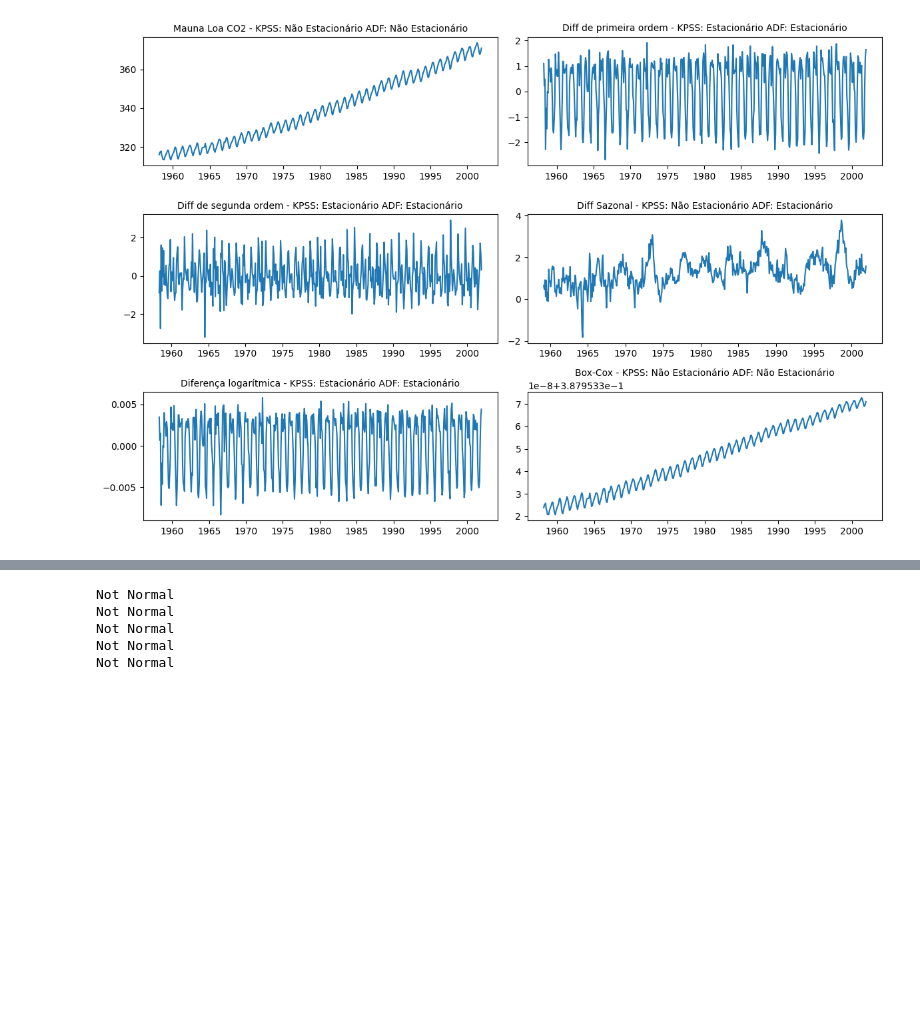
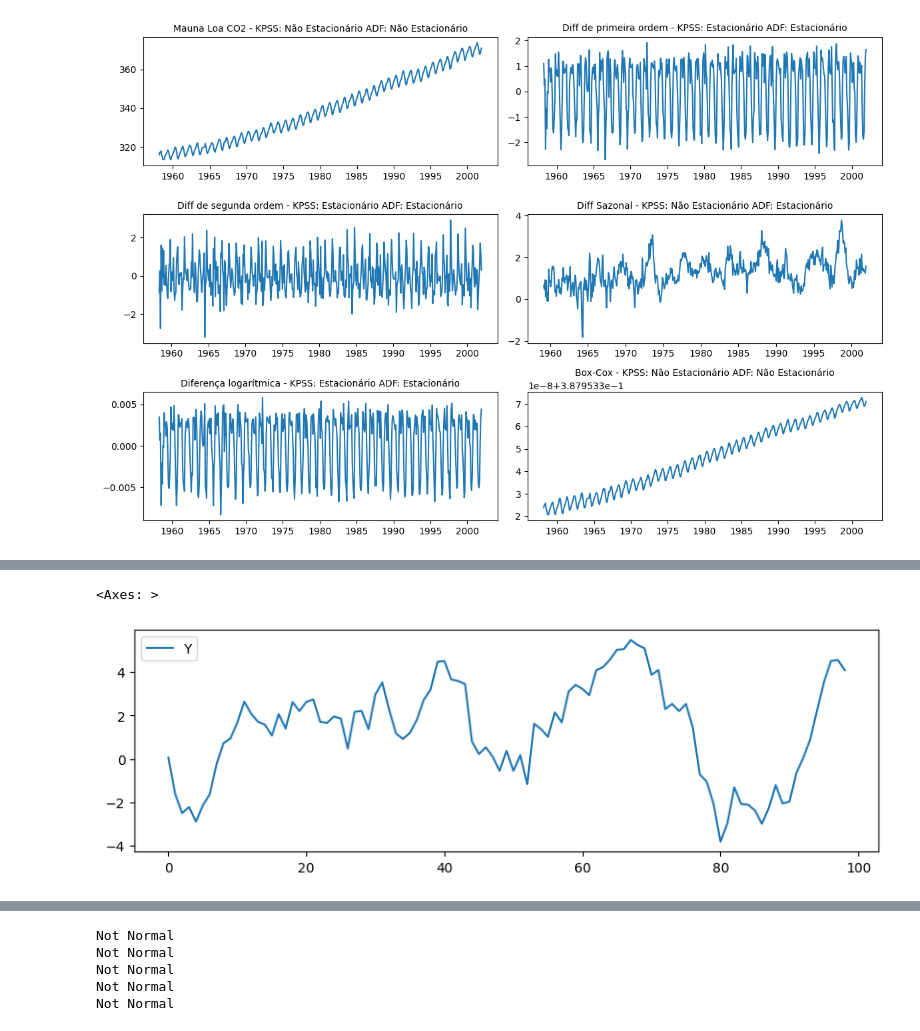
Before and after one commit to danielrferreira/classes, a Jupyter notebook: ASN/Séries Temporais/preparacao/Aula 4.ipynb, the cells around one changed output, grey strips where cells are left out. Cells and saved outputs as stored; diff of their text form; code cells hidden in the pictures; blank space fills up the shorter version.

```diff
--- a/ASN/Séries Temporais/preparacao/Aula 4.ipynb
+++ b/ASN/Séries Temporais/preparacao/Aula 4.ipynb
@@ -282,0 +317,6 @@ Quando você decide tirar a tendência dos dados você está removendo um elemen
+# %%
+Y = pd.read_csv('/Users/danielferreira/Documents/git/classes/ASN/Séries Temporais/dados/AR1.csv')
+Y.plot()
+# %% [output]
+<Axes: >
+[figure, added]
```
Also changed, not shown: parts of 16 cells of this notebook, 1 other file.
